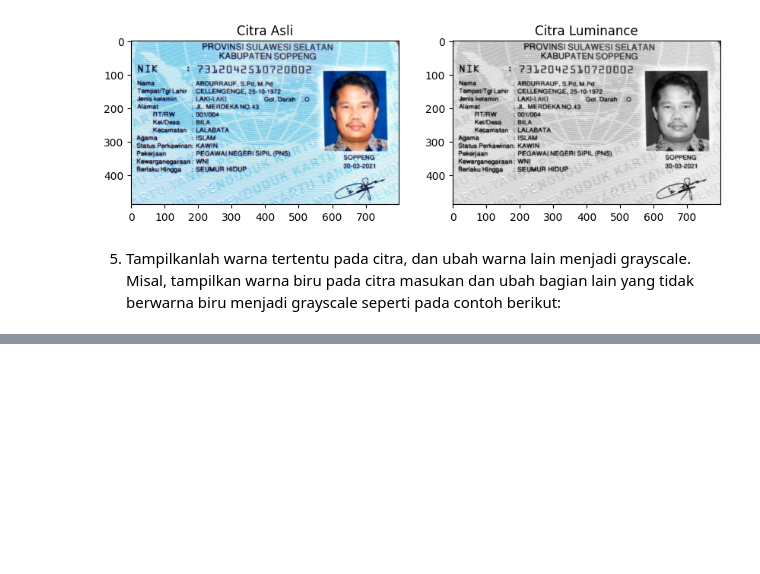
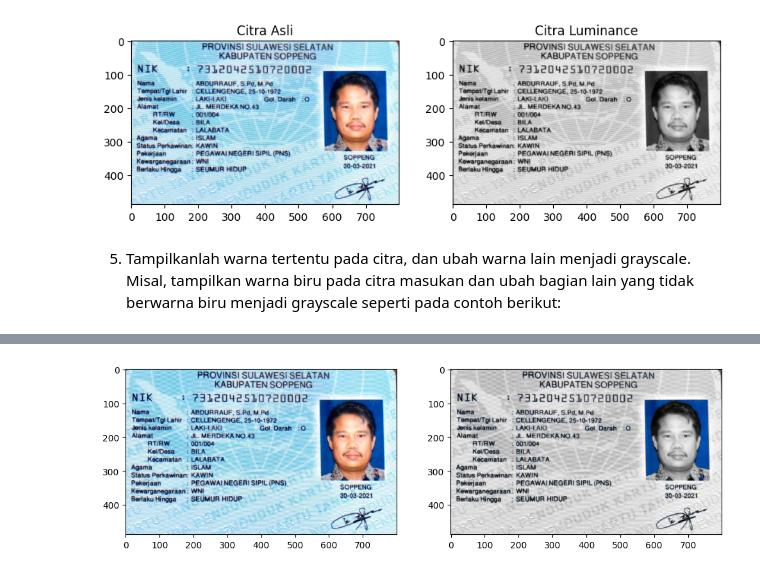
Before and after one commit to Iemaduddin/PCVK_Ganjil_2023, a Jupyter notebook: Week3.ipynb, the cells around one changed output, grey strips where cells are left out. Cells and saved outputs as stored; diff of their text form; code cells hidden in the pictures; blank space fills up the shorter version.

```diff
--- a/Week3.ipynb
+++ b/Week3.ipynb
@@ -307,0 +267,45 @@ plt.show()
+# %%
+import cv2
+import numpy as np
+import matplotlib.pyplot as plt
+
+image = cv2.imread('/content/drive/MyDrive/PCVK_2023/Images/KTP.jpeg')
+final_result = np.zeros_like(image)
+
+# Tentukan rentang warna biru (sesuaikan jika perlu)
+lower_blue = np.array([100, 0, 0])    # Batas bawah rentang warna biru (format BGR)
+upper_blue = np.array([255, 100, 100])  # Batas atas rentang warna biru (format BGR)
+
+# Dapatkan dimensi gambar
+tinggi, lebar, kanal = image.shape
+
+# Konversi gambar ke citra grayscale
+gray = cv2.cvtColor(image, cv2.COLOR_BGR2GRAY)
+
+
+
+# Perulangan untuk mengiterasi melalui semua piksel gambar
+for y in range(tinggi):
+    for x in range(lebar):
+        # Dapatkan nilai warna BGR piksel saat ini
+        piksel = image[y, x]
+
+        # Periksa apakah piksel saat ini berada dalam batas warna biru
+        if (piksel >= lower_blue).all() and (piksel <= upper_blue).all():
+            final_result[y, x] = image[y, x]  # Biarkan piksel biru tetap seperti aslinya
+        else:
+            final_result[y, x] = [gray[y, x], gray[y, x], gray[y, x]]  # Ubah bagian non-biru menjadi grayscale
+
+# Tampilkan citra asli dan hasilnya menggunakan Matplotlib
+plt.figure(figsize=(12, 6))
+
+plt.subplot(1, 2, 1)
+plt.imshow(cv2.cvtColor(image, cv2.COLOR_BGR2RGB))
+
+plt.subplot(1, 2, 2)
+plt.imshow(cv2.cvtColor(final_result, cv2.COLOR_BGR2RGB))
+
+
+plt.show()
+# %% [output]
+[figure, added]
```
Also changed, not shown: parts of 1 cell of this notebook.
